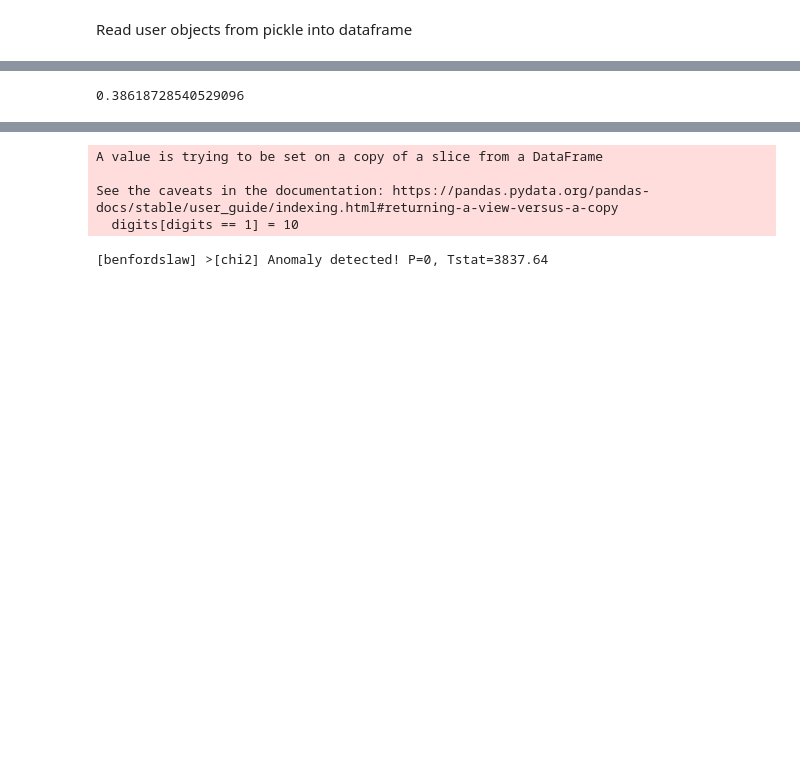
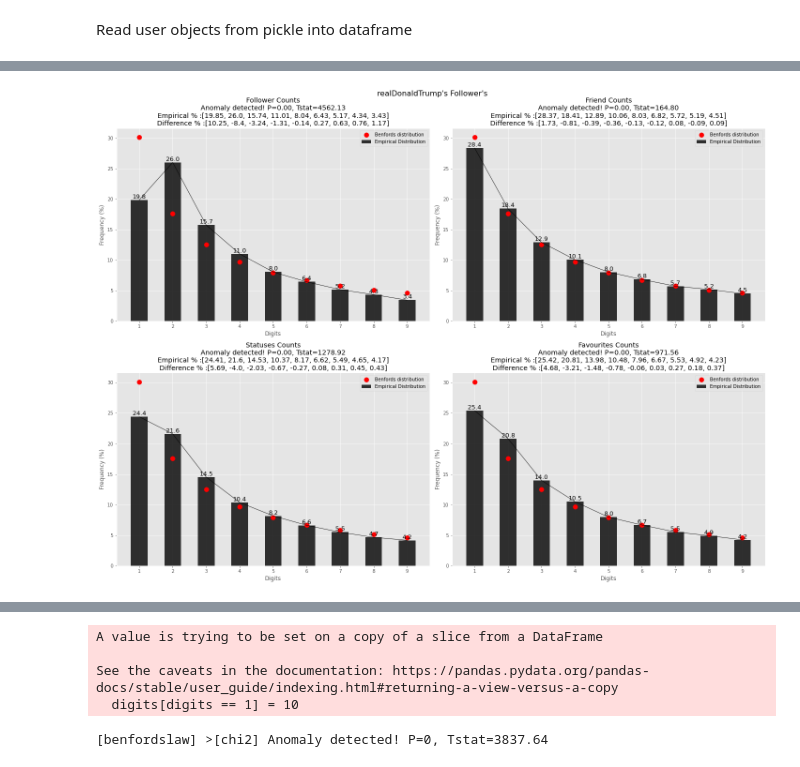
Before and after one commit to czengnn/Benfords-Law-with-Twitter, a Jupyter notebook: tweepy_to_user_object_df.ipynb, the cells around one changed output, grey strips where cells are left out. Drawn from its saved outputs; the diff is of its cells as text; code cells hidden in the pictures; blank space fills up the shorter version.

Commit message:
added function for chi square test & plotting, saved user info csv for later loading

```diff
--- a/tweepy_to_user_object_df.ipynb
+++ b/tweepy_to_user_object_df.ipynb
@@ -95,6 +98,0 @@ trump_follower_dg_no_0 = trump_follower_dg[trump_follower_dg != 0]
-# %%
-num_1 = len(trump_follower_dg[trump_follower_dg == 1])
-num_1_percent = num_1/total_non_0
-num_1_percent
-# %% [output]
-0.38618728540529096
@@ -100,0 +120,42 @@ num_1_percent
+# %%
+benford_leading_digits = [30.1, 17.6, 12.5, 9.7, 7.9, 6.7, 5.8, 5.1, 4.6]
+# %%
+def chisquare_test_plot(empirical_data, dist_percentage, ax, alpha=0.05, title='', ignore_1 = False):
+    empirical_counts, empirical_percentage, total_count, digit = first_digit_counts(empirical_data, ignore_1 = ignore_1)
+    expected_counts = [round(percent/100*total_count) for percent in dist_percentage]
+    tstats, Praw = chisquare(empirical_counts, f_exp=expected_counts)
+
+    rects1 = ax.bar(digit, empirical_percentage, alpha=0.8, label="Empirical Distribution",color='black', width=.5)
+    ax.plot(digit, empirical_percentage, color='black', linewidth=0.8)
+    for rect in rects1:
+        height = rect.get_height()
+        ax.text(rect.get_x() + rect.get_width() / 2, height, '{:0.1f}'.format(height), ha='center', va='bottom', fontsize=13)
+    ax.scatter(digit, dist_percentage, s=100, c='red', zorder=2, label='Benfords distribution')
+
+    if Praw <= alpha:
+        title = title + f"\nAnomaly detected! P={Praw:.2f}, Tstat={tstats:.2f}"
+    else:
+        title = title + f"\nNo anomaly detected. P={Praw:.2f}, Tstat={tstats:.2f}"
+    empirical_percentage_round = [round(n, 2) for n in empirical_percentage]
+    diff = [round(a-b, 2) for a, b in zip(dist_percentage, empirical_percentage)]
+    title = title + f"\nEmpirical % :{empirical_percentage_round}" + f"\nDifference % :{diff}"
+
+    ax.set_title(title)
+    ax.set_ylabel('Frequency (%)')
+    ax.set_xlabel('Digits')
+    ax.set_xticks(digit)
+    ax.set_xticklabels(digit)
+    ax.legend()
+# %%
+def four_plot_for_user(df, scree_name, figsize=(20, 15), ignore_1=False):
+    fig, ax = plt.subplots(2, 2, figsize=figsize)
+    fig.suptitle(f'{scree_name}\'s Follower\'s', fontsize=16)
+    chisquare_test_plot(df.followers_count, benford_leading_digits, title='Follower Counts', ax = ax[0,0], ignore_1=ignore_1)
+    chisquare_test_plot(df.friends_count, benford_leading_digits, title= 'Friend Counts', ax = ax[0,1], ignore_1=ignore_1)
+    chisquare_test_plot(df.statuses_count, benford_leading_digits, title= 'Statuses Counts', ax = ax[1,0], ignore_1=ignore_1)
+    chisquare_test_plot(df.favourites_count, benford_leading_digits, title= 'Favourites Counts', ax = ax[1,1], ignore_1=ignore_1)
+    plt.tight_layout()
+# %%
+four_plot_for_user(realDonaldTrump_followers_info, 'realDonaldTrump', ignore_1=True)
+# %% [output]
+[figure, added]
```
Also changed, not shown: parts of 15 cells of this notebook.
